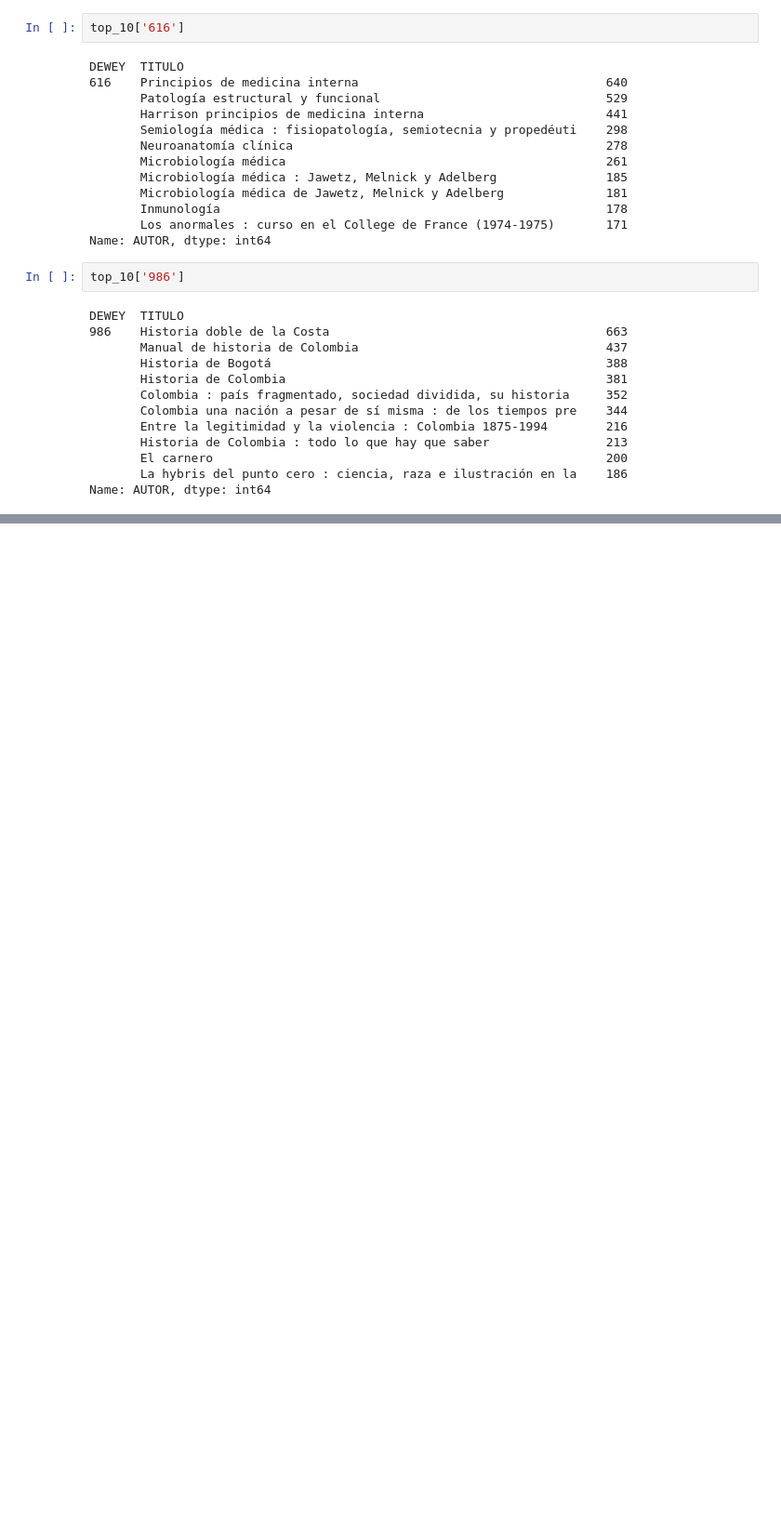
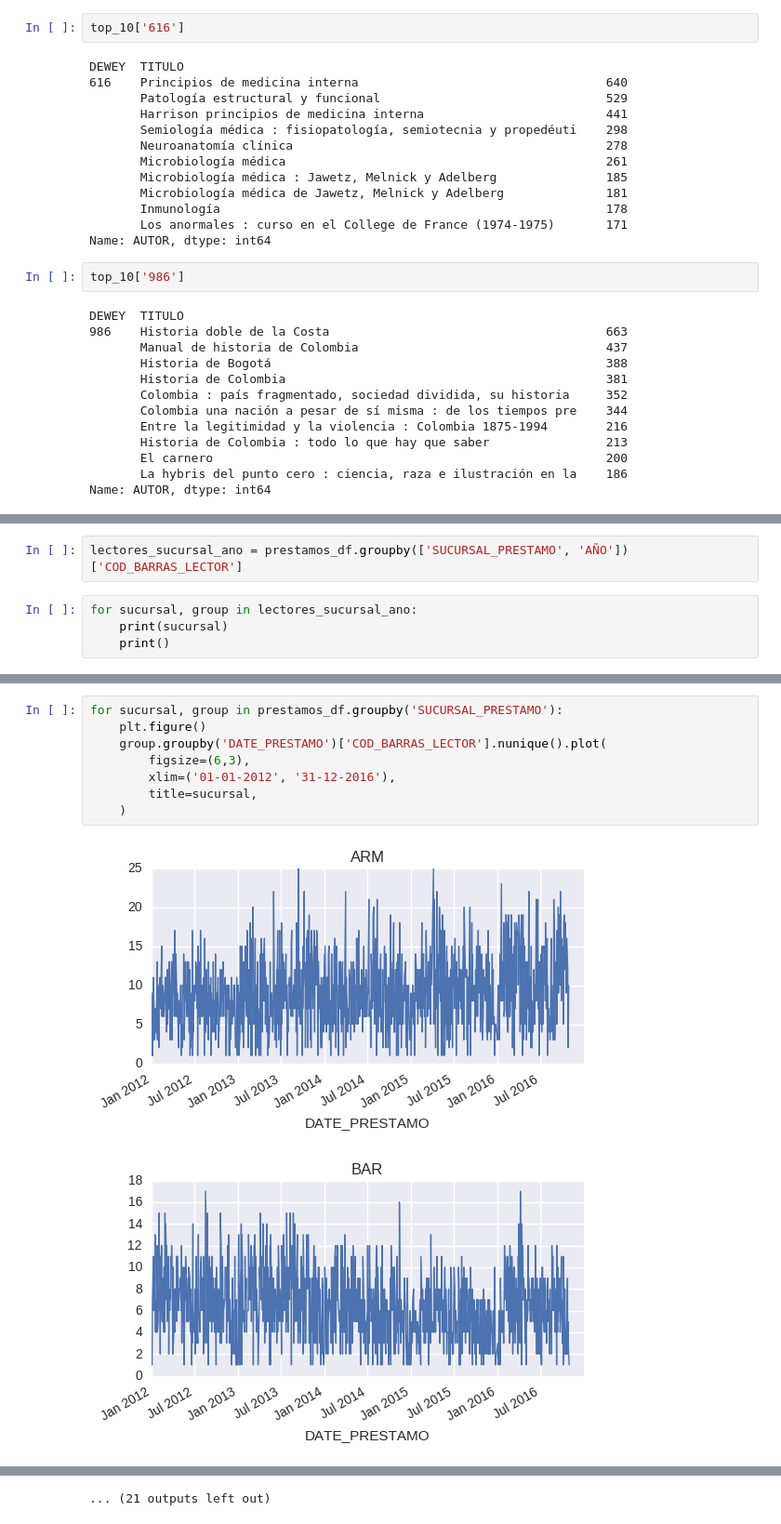
Before and after one commit to mavillard/colombia, a Jupyter notebook: prestamos_otros.ipynb, the cells around one changed output, grey strips where cells are left out. Shown at 93% size. Saved outputs shown, nothing was run; the diff lists cells and outputs as text; blank space fills up the shorter version.

```diff
--- a/prestamos_otros.ipynb
+++ b/prestamos_otros.ipynb
@@ -274,0 +356,6 @@ Name: AUTOR, dtype: int64
+# %%
+lectores_sucursal_ano = prestamos_df.groupby(['SUCURSAL_PRESTAMO', 'AÑO'])['COD_BARRAS_LECTOR']
+# %%
+for sucursal, group in lectores_sucursal_ano:
+    print(sucursal)
+    print()
@@ -274,0 +380,11 @@ Name: AUTOR, dtype: int64
+# %%
+for sucursal, group in prestamos_df.groupby('SUCURSAL_PRESTAMO'):
+    plt.figure()
+    group.groupby('DATE_PRESTAMO')['COD_BARRAS_LECTOR'].nunique().plot(
+        figsize=(6,3),
+        xlim=('01-01-2012', '31-12-2016'),
+        title=sucursal,
+    )
+# %% [output]
+[figure, added]
+[figure, added]
@@ -274,0 +401 @@ Name: AUTOR, dtype: int64
+... (21 outputs left out)
```
Also changed, not shown: parts of 46 cells of this notebook.
